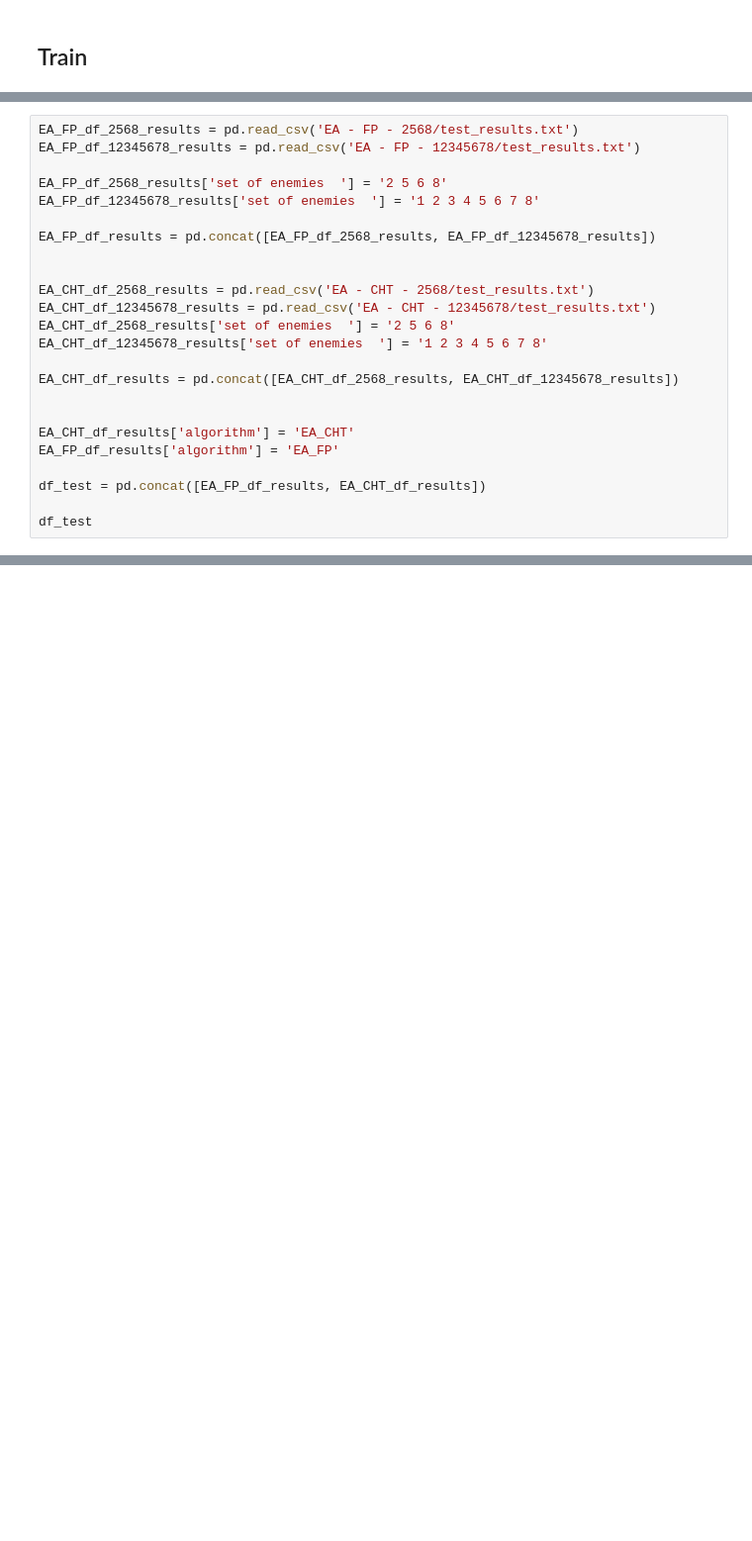
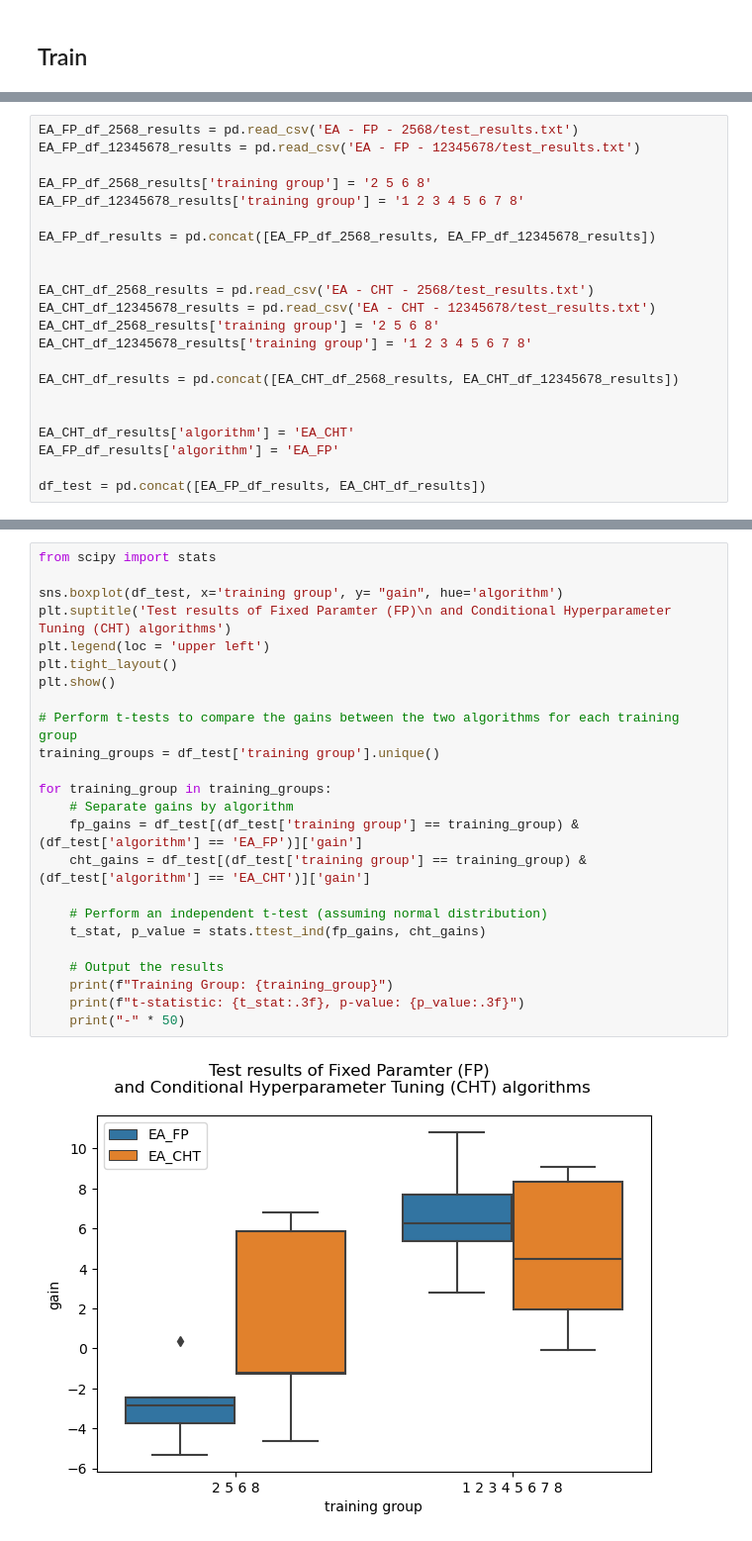
Before and after one commit to yossiyhartman/EvoMan---Generalist, a Jupyter notebook: paper_visuals.ipynb, the cells around one changed output, grey strips where cells are left out. Shown at 99% size. Cells and saved outputs as stored; diff of their text form; blank space fills up the shorter version.

```diff
--- a/paper_visuals.ipynb
+++ b/paper_visuals.ipynb
@@ -23,16 +26,16 @@ df = pd.concat([EA_FP_df, EA_CHT_df])
 EA_FP_df_2568_results = pd.read_csv('EA - FP - 2568/test_results.txt')
 EA_FP_df_12345678_results = pd.read_csv('EA - FP - 12345678/test_results.txt')
 
-EA_FP_df_2568_results['set of enemies  '] = '2 5 6 8'
-EA_FP_df_12345678_results['set of enemies  '] = '1 2 3 4 5 6 7 8'
+EA_FP_df_2568_results['training group'] = '2 5 6 8'
+EA_FP_df_12345678_results['training group'] = '1 2 3 4 5 6 7 8'
 
 EA_FP_df_results = pd.concat([EA_FP_df_2568_results, EA_FP_df_12345678_results])
 
 
 EA_CHT_df_2568_results = pd.read_csv('EA - CHT - 2568/test_results.txt')
 EA_CHT_df_12345678_results = pd.read_csv('EA - CHT - 12345678/test_results.txt')
-EA_CHT_df_2568_results['set of enemies  '] = '2 5 6 8'
-EA_CHT_df_12345678_results['set of enemies  '] = '1 2 3 4 5 6 7 8'
+EA_CHT_df_2568_results['training group'] = '2 5 6 8'
+EA_CHT_df_12345678_results['training group'] = '1 2 3 4 5 6 7 8'
 
 EA_CHT_df_results = pd.concat([EA_CHT_df_2568_results, EA_CHT_df_12345678_results])
 
@@ -41,5 +44,3 @@ EA_CHT_df_results['algorithm'] = 'EA_CHT'
 EA_FP_df_results['algorithm'] = 'EA_FP'
 
 df_test = pd.concat([EA_FP_df_results, EA_CHT_df_results])
-
-df_test
@@ -105,0 +99,26 @@ plt.show()
+# %%
+from scipy import stats
+
+sns.boxplot(df_test, x='training group', y= "gain", hue='algorithm')
+plt.suptitle('Test results of Fixed Paramter (FP)\n and Conditional Hyperparameter Tuning (CHT) algorithms')
+plt.legend(loc = 'upper left')
+plt.tight_layout()
+plt.show()
+
+# Perform t-tests to compare the gains between the two algorithms for each training group
+training_groups = df_test['training group'].unique()
+
+for training_group in training_groups:
+    # Separate gains by algorithm
+    fp_gains = df_test[(df_test['training group'] == training_group) & (df_test['algorithm'] == 'EA_FP')]['gain']
+    cht_gains = df_test[(df_test['training group'] == training_group) & (df_test['algorithm'] == 'EA_CHT')]['gain']
+
+    # Perform an independent t-test (assuming normal distribution)
+    t_stat, p_value = stats.ttest_ind(fp_gains, cht_gains)
+
+    # Output the results
+    print(f"Training Group: {training_group}")
+    print(f"t-statistic: {t_stat:.3f}, p-value: {p_value:.3f}")
+    print("-" * 50)
+# %% [output]
+[figure, added]
```
Also changed, not shown: parts of 10 cells of this notebook.
